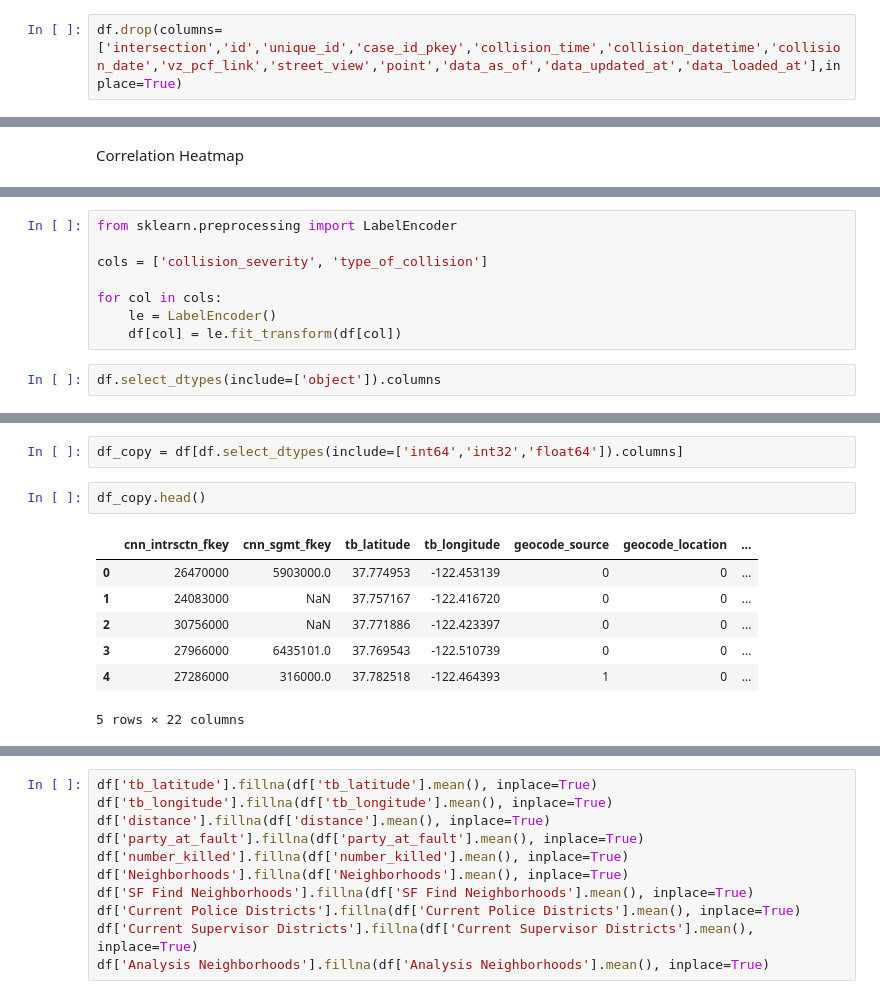
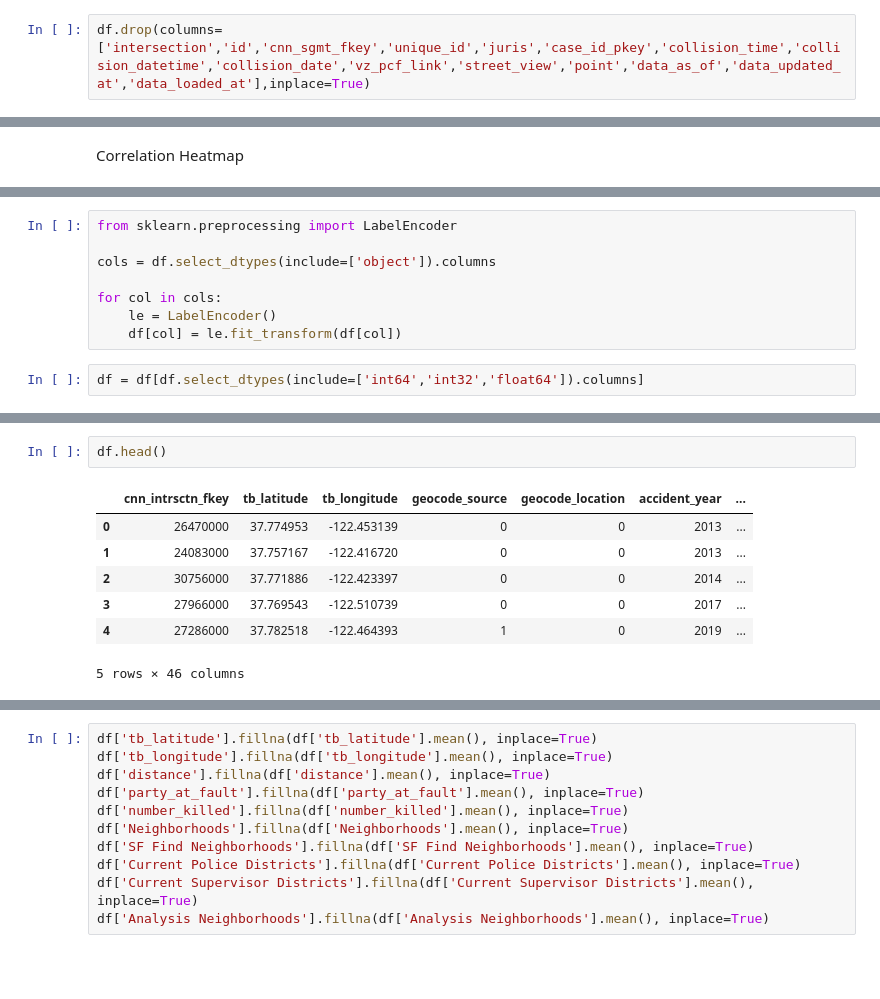
Before and after one commit to it21053528/Fiverr-Freelancing, a Jupyter notebook: collinsketics/Injury_prediction.ipynb, the cells around one changed output, grey strips where cells are left out. Drawn from its saved outputs; the diff is of its cells as text; blank space fills up the shorter version.

```diff
--- a/collinsketics/Injury_prediction.ipynb
+++ b/collinsketics/Injury_prediction.ipynb
@@ -75,7 +75,7 @@ Data columns (total 61 columns):
 dtypes: float64(13), int64(4), object(44)
 memory usage: 25.7+ MB
 # %%
-df.drop(columns=['intersection','id','unique_id','case_id_pkey','collision_time','collision_datetime','collision_date','vz_pcf_link','street_view','point','data_as_of','data_updated_at','data_loaded_at'],inplace=True)
+df.drop(columns=['intersection','id','cnn_sgmt_fkey','unique_id','juris','case_id_pkey','collision_time','collision_datetime','collision_date','vz_pcf_link','street_view','point','data_as_of','data_updated_at','data_loaded_at'],inplace=True)
 # %%
 df.head()
 # %% [output]
@@ -124,10 +126,10 @@ plt.show()
 # %%
 from sklearn.preprocessing import LabelEncoder
 
-cols = ['collision_severity', 'type_of_collision']
+cols = df.select_dtypes(include=['object']).columns
 
 for col in cols:
     le = LabelEncoder()
     df[col] = le.fit_transform(df[col])
 # %%
-df.select_dtypes(include=['object']).columns
+df = df[df.select_dtypes(include=['int64','int32','float64']).columns]
@@ -154,12 +136,10 @@ Index(['cnn_intrsctn_fkey', 'cnn_sgmt_fkey', 'tb_latitude', 'tb_longitude',
-# %%
-df_copy = df[df.select_dtypes(include=['int64','int32','float64']).columns]
 # %%
-df_copy.head()
+df.head()
 # %% [output]
-|  | cnn_intrsctn_fkey | cnn_sgmt_fkey | tb_latitude | tb_longitude | geocode_source | geocode_location | ... |
-| 0 | 26470000 | 5903000.0 | 37.774953 | -122.453139 | 0 | 0 | ... |
-| 1 | 24083000 | NaN | 37.757167 | -122.416720 | 0 | 0 | ... |
-| 2 | 30756000 | NaN | 37.771886 | -122.423397 | 0 | 0 | ... |
-| 3 | 27966000 | 6435101.0 | 37.769543 | -122.510739 | 0 | 0 | ... |
-| 4 | 27286000 | 316000.0 | 37.782518 | -122.464393 | 1 | 0 | ... |
+|  | cnn_intrsctn_fkey | tb_latitude | tb_longitude | geocode_source | geocode_location | accident_year | ... |
+| 0 | 26470000 | 37.774953 | -122.453139 | 0 | 0 | 2013 | ... |
+| 1 | 24083000 | 37.757167 | -122.416720 | 0 | 0 | 2013 | ... |
+| 2 | 30756000 | 37.771886 | -122.423397 | 0 | 0 | 2014 | ... |
+| 3 | 27966000 | 37.769543 | -122.510739 | 0 | 0 | 2017 | ... |
+| 4 | 27286000 | 37.782518 | -122.464393 | 1 | 0 | 2019 | ... |
-5 rows × 22 columns
+5 rows × 46 columns
```
Also changed, not shown: parts of 27 cells of this notebook, 1 other file.
